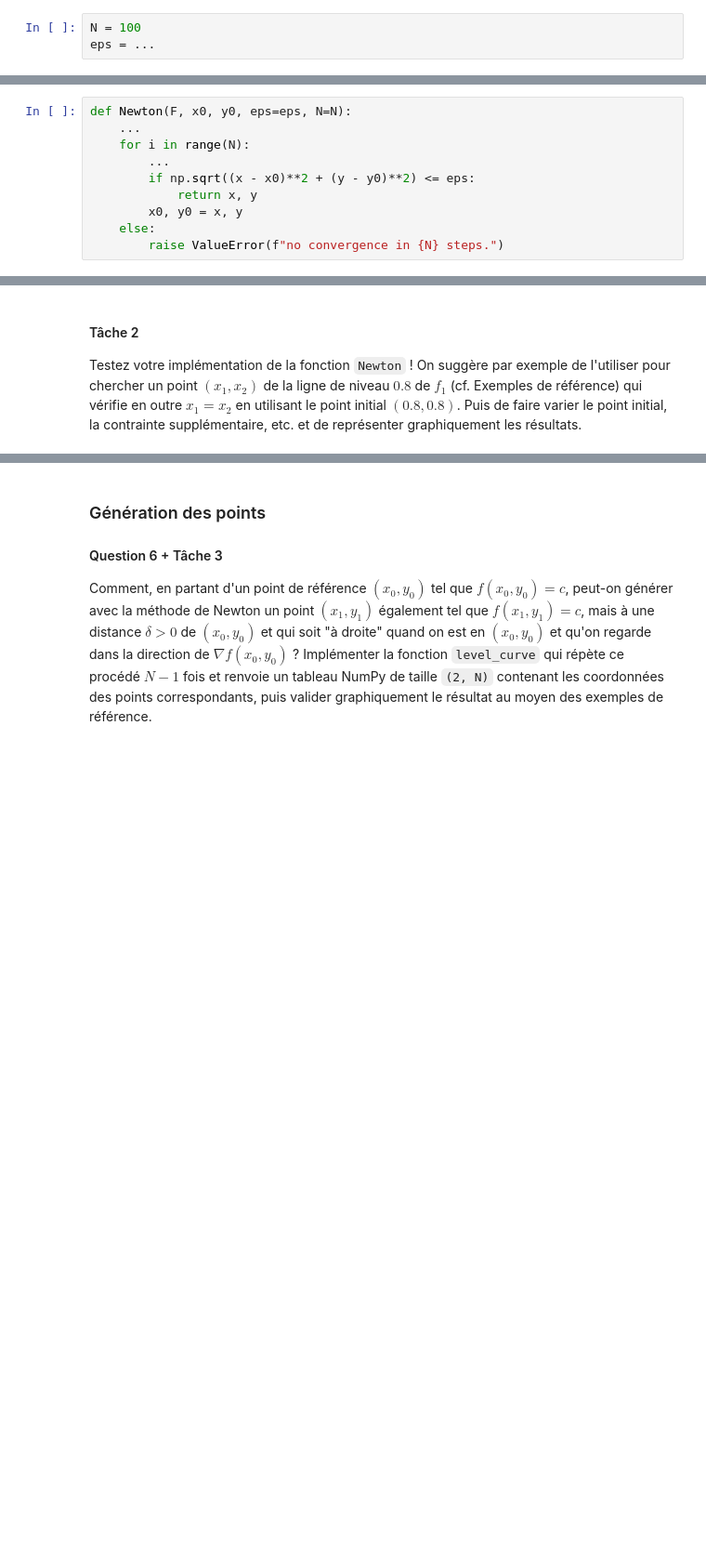
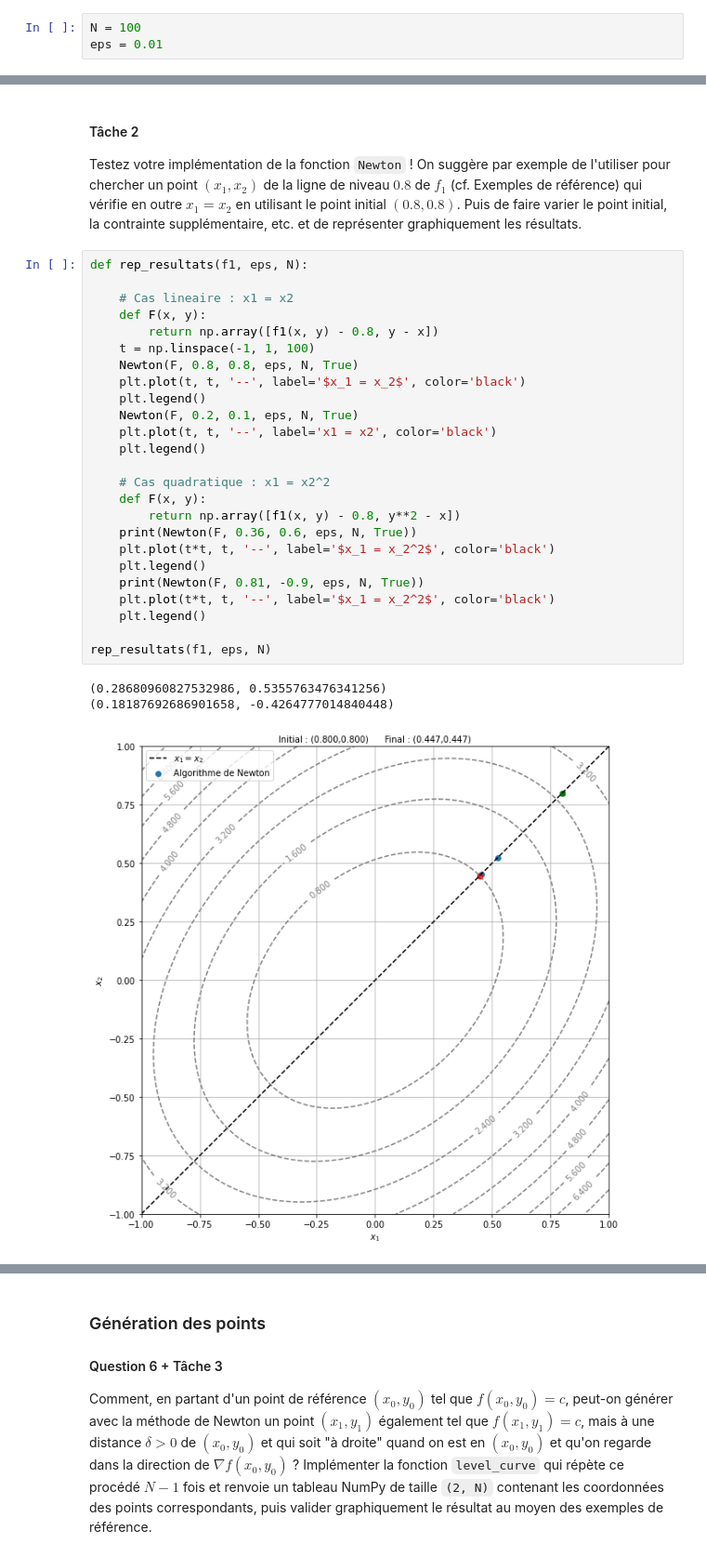
Before and after one commit to pguillot07/Devoir-Maths-Info---Courbes-de-niveaux, a Jupyter notebook: Courbes de niveau - Rendu.ipynb, the cells around one changed output, grey strips where cells are left out. Shown at 93% size. Cells and saved outputs as stored; diff of their text form; blank space fills up the shorter version.

```diff
--- a/Courbes de niveau - Rendu.ipynb
+++ b/Courbes de niveau - Rendu.ipynb
@@ -319,18 +319,8 @@ L'application à laquelle nous destinons la fonction `Newton` demande-t'elle une
 Choisir une valeur de `eps` qui semble raisonnable et justifier l'ordre de grandeur choisi.
 # %%
 N = 100
-eps = ...
+eps = 0.01
 # %% [markdown]
 #### Tâche 1
 
 Implémenter la fonction `Newton` en complétant le canevas ci-dessous
-# %%
-def Newton(F, x0, y0, eps=eps, N=N):
-    ...
-    for i in range(N):
-        ...
-        if np.sqrt((x - x0)**2 + (y - y0)**2) <= eps:
-            return x, y
-        x0, y0 = x, y
-    else:
-        raise ValueError(f"no convergence in {N} steps.")
@@ -338,3 +359,32 @@ def Newton(F, x0, y0, eps=eps, N=N):
 #### Tâche 2
 
 Testez votre implémentation de la fonction `Newton` ! On suggère par exemple de l'utiliser pour chercher un point $(x_1, x_2)$ de la ligne de niveau $0.8$ de $f_1$ (cf. Exemples de référence) qui vérifie en outre $x_1 = x_2$ en utilisant le point initial $(0.8, 0.8)$. Puis de faire varier le point initial, la contrainte supplémentaire, etc. et de représenter graphiquement les résultats.
+# %%
+def rep_resultats(f1, eps, N):
+
+    # Cas lineaire : x1 = x2
+    def F(x, y):
+        return np.array([f1(x, y) - 0.8, y - x])
+    t = np.linspace(-1, 1, 100)
+    Newton(F, 0.8, 0.8, eps, N, True)
+    plt.plot(t, t, '--', label='$x_1 = x_2$', color='black')
+    plt.legend()
+    Newton(F, 0.2, 0.1, eps, N, True)
+    plt.plot(t, t, '--', label='x1 = x2', color='black')
+    plt.legend()
+
+    # Cas quadratique : x1 = x2^2
+    def F(x, y):
+        return np.array([f1(x, y) - 0.8, y**2 - x])
+    print(Newton(F, 0.36, 0.6, eps, N, True))
+    plt.plot(t*t, t, '--', label='$x_1 = x_2^2$', color='black')
+    plt.legend()
+    print(Newton(F, 0.81, -0.9, eps, N, True))
+    plt.plot(t*t, t, '--', label='$x_1 = x_2^2$', color='black')
+    plt.legend()
+
+rep_resultats(f1, eps, N)
+# %% [output]
+(0.28680960827532986, 0.5355763476341256)
+(0.18187692686901658, -0.4264777014840448)
+[figure, added]
```
Also changed, not shown: parts of 14 cells of this notebook.
